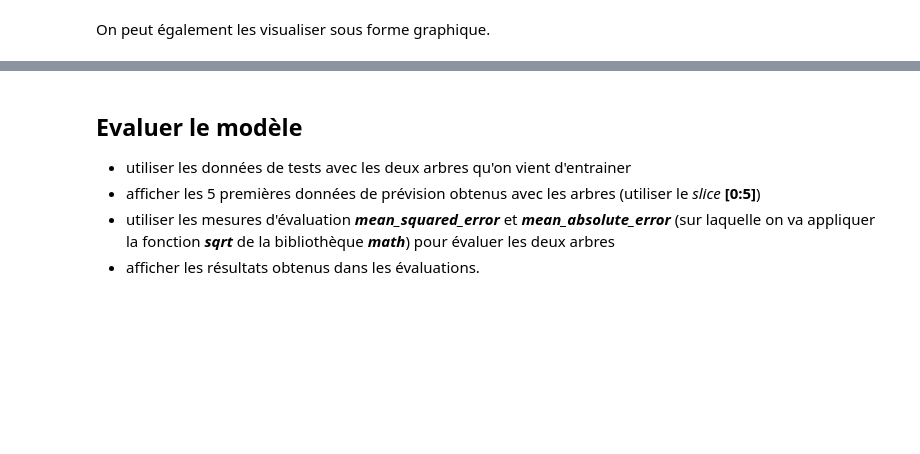
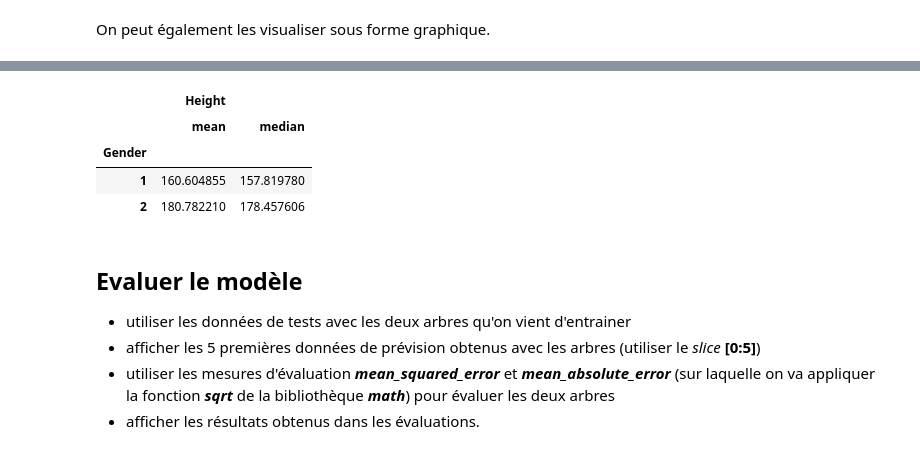
Before and after one commit to mkirschpin/CoursPython, a Jupyter notebook: solutions/Exo5.ipynb, the cells around one changed output, grey strips where cells are left out. Saved outputs shown, nothing was run; the diff lists cells and outputs as text; code cells hidden in the pictures; blank space fills up the shorter version.

```diff
--- a/solutions/Exo5.ipynb
+++ b/solutions/Exo5.ipynb
@@ -195,4 +199,12 @@ plot_tree(rgmse, feature_names=['Gender'], fontsize=8, ax=axs[1] )
 [figure]
+# %%
+df_height.groupby(by='Gender').agg(['mean', 'median'])
+# %% [output]
+|  | Height |  |
+|  | mean | median |
+| Gender |  |  |
+| 1 | 160.604855 | 157.819780 |
+| 2 | 180.782210 | 178.457606 |
 # %% [markdown]
 ## Evaluer le modèle
 
```
Also changed, not shown: parts of 12 cells of this notebook, 3 other files.
